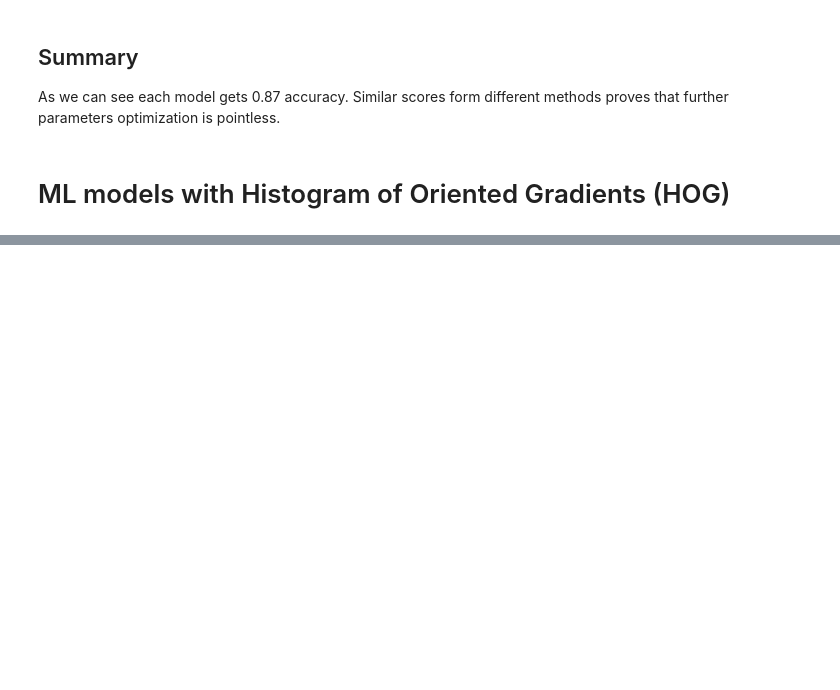
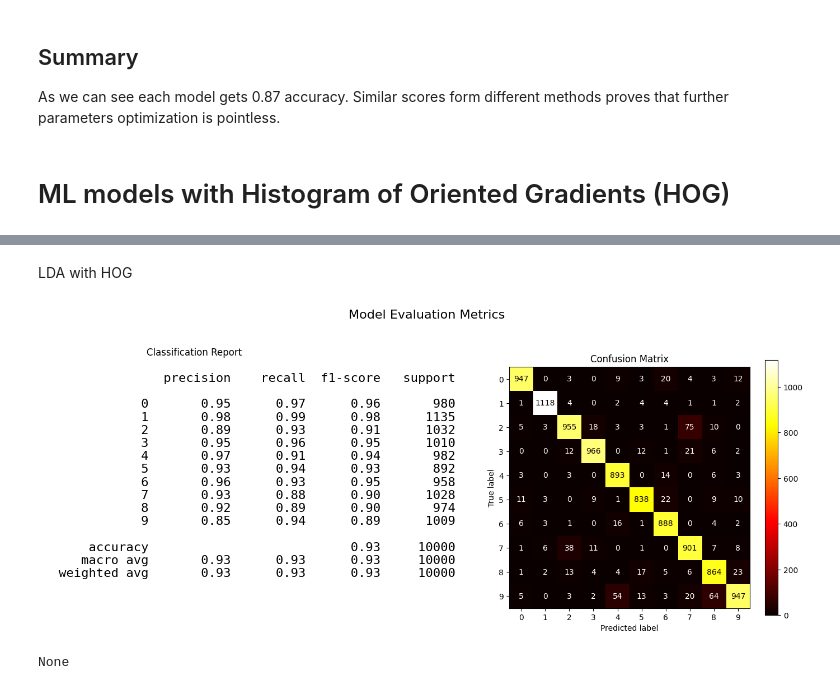
Before and after one commit to xXKeNdAmAmAsTeRXx/ISLP_labs, a Jupyter notebook: applied-Tasks/MINST_dataset.ipynb, the cells around one changed output, grey strips where cells are left out. Saved outputs shown, nothing was run; the diff lists cells and outputs as text; code cells hidden in the pictures; blank space fills up the shorter version.

```diff
--- a/applied-Tasks/MINST_dataset.ipynb
+++ b/applied-Tasks/MINST_dataset.ipynb
@@ -148,0 +191,12 @@ As we can see each model gets 0.87 accuracy. Similar scores form different metho
+# %% [markdown]
+LDA with HOG
+# %%
+lda = LinearDiscriminantAnalysis()
+lda.fit(x_train_hog, y_train)
+
+lda_pred = lda.predict(x_test_hog)
+
+print(metrics(lda_pred, y_test))
+# %% [output]
+[figure, added]
+None
```
Also changed, not shown: parts of 7 cells of this notebook.
